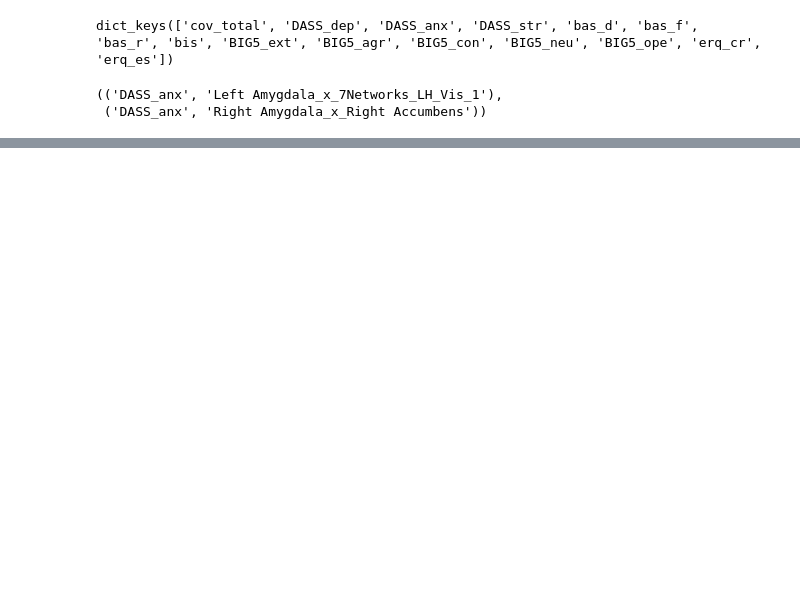
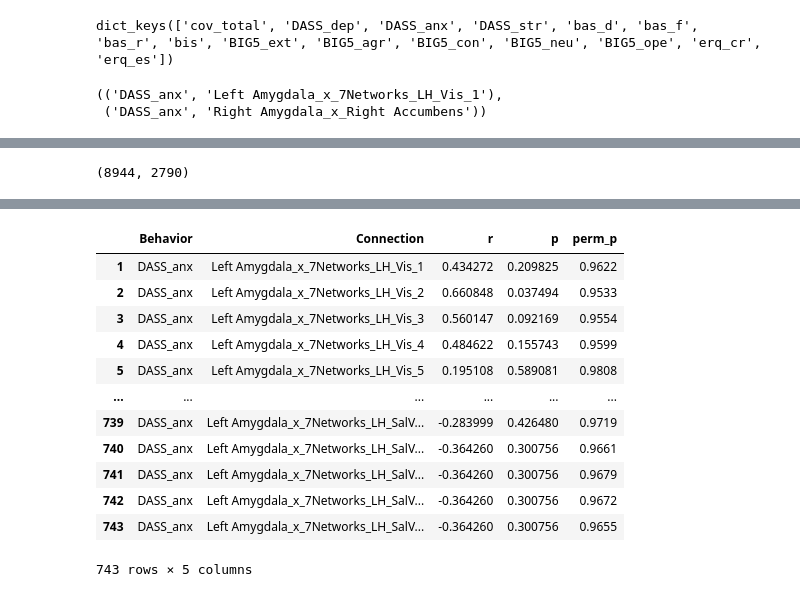
Before and after one commit to gv21/MIP_lab_Project, a Jupyter notebook: group_analysis.ipynb, the cells around one changed output, grey strips where cells are left out. Drawn from its saved outputs; the diff is of its cells as text; code cells hidden in the pictures; blank space fills up the shorter version.

```diff
--- a/group_analysis.ipynb
+++ b/group_analysis.ipynb
@@ -192,0 +208,8 @@ After Pool
+# %%
+ref = ['7Networks_LH_SalVentAttn_Med_1', '7Networks_RH_SalVentAttn_Med_1', '7Networks_LH_Cont_PFCl_5', '7Networks_RH_Cont_PFCl_9', '7Networks_LH_SomMot_4',
+       '7Networks_RH_SomMot_6', 'Hippocampus']
+fMRI_name_selected = []
+for fMRI in (fMRI_arrays.keys()):
+    str_fMRI = str(fMRI)
+    if any(word in str_fMRI for word in ref):
+        fMRI_name_selected.append(str_fMRI)
@@ -192,0 +236,54 @@ After Pool
+# %%
+len(list(product(list(behavioral_arrays.keys())[2:3], fMRI_name_selected))), len(list(product(list(behavioral_arrays.keys())[:5], fMRI_name_selected[16:574])))
+# %% [output]
+(8944, 2790)
+# %%
+from multiprocessing import Pool
+connection_x_behavior = list(product(list(behavioral_arrays.keys())[2:3], fMRI_name_selected[16:574])) #only doing it for DASS_anx and 7Networks_LH_SalVentAttn_Med_1_TRs
+for idx, iteration in enumerate(connection_x_behavior):
+    print(f"Iteration {idx} of {len(connection_x_behavior)}")
+    start_time = time.time()
+
+    behavior = iteration[0]
+    connection = iteration[1]
+
+    behavioral_data = behavioral_arrays[behavior]
+
+    # Format data
+    pairwise_arrays = np.vstack((behavioral_data, fMRI_arrays[connection])).transpose() ###enlever age, sex, movement pour moi
+    #print(pairwise_arrays)
+    pairwise_dataframe = pd.DataFrame(data=pairwise_arrays, columns=['behavior', 'fMRI'], dtype='float32')###enlever age, sex, movement pour moi
+
+    pairwise_dataframe = pairwise_dataframe.dropna().reset_index(drop=True)  # account for subjects with missing  ###usefull for me?
+    if not ('TR-' in connection):  # if movie-wide analysis, use absolute values for all covariates/behavior
+        pairwise_dataframe.loc[:, pairwise_dataframe.columns != 'fMRI'] = \
+            np.absolute(pairwise_dataframe.loc[:, pairwise_dataframe.columns != 'fMRI'])  # all columns that aren't fMRI ###only behavior for me since I don't have
+    # Statistical test
+    correlation = pg.corr(x=pairwise_dataframe['fMRI'], y=pairwise_dataframe['behavior'], method='spearman') ###gives n, ouliers, r, CI95, p-val, BF10, power
+
+    # Null distribution
+    """threads = 7
+    with Pool(threads) as pool:
+        n = pool.amap(null_dist, [pairwise_dataframe] * threads)
+    pool.join()
+    pool.close()
+    null_distribution=n.get()"""
+    #print('Before pool')
+    """with Pool (processes=7) as pool: #processes = number of thread (coeur) I use on my computer
+        null_distribution = pool.map(null_dist, pairwise_dataframe)
+    pool.close()"""
+    #print('After Pool')
+    #null_distribution = np.block(null_distribution)
+    null_distribution = null_dist(pairwise_dataframe)
+    # Test Fisher transformed correlations. Absolute null z less then absolute observed z
+    greater_less_sum = np.sum(np.absolute(np.arctanh(null_distribution)) <= np.absolute(np.arctanh(correlation.r[0])))  ###compte le nombre de fois que
+    ###la valeur que l'on veut tester est plus petite que la valeur significative
+    permutation_significance = 1.0 - (greater_less_sum / num_perms)
+    #permutation_significance = np.nan ###initialise à np.nan si la ligne précédente ne compte aucun résultat significatif (donc somme =0)
+
+    statistical_tests.loc[len(statistical_tests)+1] = [behavior, connection, correlation.r[0], correlation['p-val'][0],
+                                  permutation_significance]
+
+    #print("--- %s seconds ---" % (time.time() - start_time))
+statistical_tests
+# %% [output]
@@ -193,2 +307,15 @@ After Pool
+|  | Behavior | Connection | r | p | perm_p |
+| 1 | DASS_anx | Left Amygdala_x_7Networks_LH_Vis_1 | 0.434272 | 0.209825 | 0.9622 |
+| 2 | DASS_anx | Left Amygdala_x_7Networks_LH_Vis_2 | 0.660848 | 0.037494 | 0.9533 |
+| 3 | DASS_anx | Left Amygdala_x_7Networks_LH_Vis_3 | 0.560147 | 0.092169 | 0.9554 |
+| 4 | DASS_anx | Left Amygdala_x_7Networks_LH_Vis_4 | 0.484622 | 0.155743 | 0.9599 |
+| 5 | DASS_anx | Left Amygdala_x_7Networks_LH_Vis_5 | 0.195108 | 0.589081 | 0.9808 |
+| ... | ... | ... | ... | ... | ... |
+| 739 | DASS_anx | Left Amygdala_x_7Networks_LH_SalV... | -0.283999 | 0.426480 | 0.9719 |
+| 740 | DASS_anx | Left Amygdala_x_7Networks_LH_SalV... | -0.364260 | 0.300756 | 0.9661 |
+| 741 | DASS_anx | Left Amygdala_x_7Networks_LH_SalV... | -0.364260 | 0.300756 | 0.9679 |
+| 742 | DASS_anx | Left Amygdala_x_7Networks_LH_SalV... | -0.364260 | 0.300756 | 0.9672 |
+| 743 | DASS_anx | Left Amygdala_x_7Networks_LH_SalV... | -0.364260 | 0.300756 | 0.9655 |
+743 rows × 5 columns
 # %%
 # Save dictionary using pickle
```
Also changed, not shown: parts of 16 cells of this notebook.
